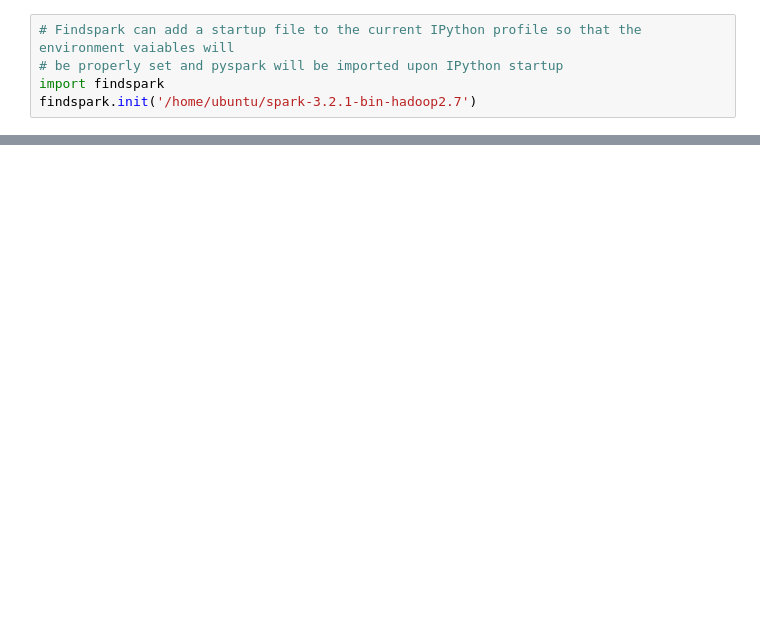
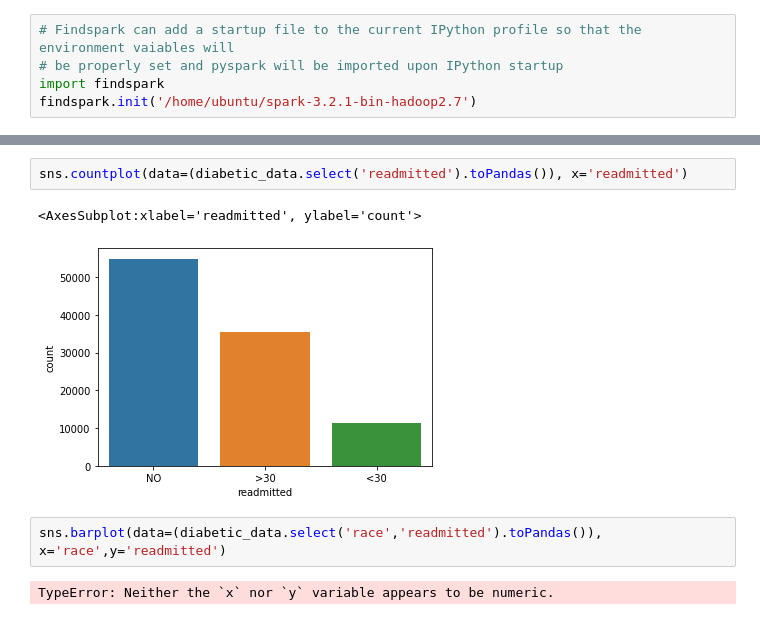
Before and after one commit to surajsangwan90/Uoa-infosys722, a Jupyter notebook: iteration-4_prediction_hospital_readmission_rate.ipynb, the cells around one changed output, grey strips where cells are left out. Saved outputs shown, nothing was run; the diff lists cells and outputs as text; blank space fills up the shorter version.

```diff
--- a/iteration-4_prediction_hospital_readmission_rate.ipynb
+++ b/iteration-4_prediction_hospital_readmission_rate.ipynb
@@ -35,0 +166,9 @@ Your Kaggle username:
+# %%
+sns.countplot(data=(diabetic_data.select('readmitted').toPandas()), x='readmitted')
+# %% [output]
+<AxesSubplot:xlabel='readmitted', ylabel='count'>
+[figure, added]
+# %%
+sns.barplot(data=(diabetic_data.select('race','readmitted').toPandas()), x='race',y='readmitted')
+# %% [output]
+TypeError: Neither the `x` nor `y` variable appears to be numeric.
```
Also changed, not shown: parts of 17 cells of this notebook.
